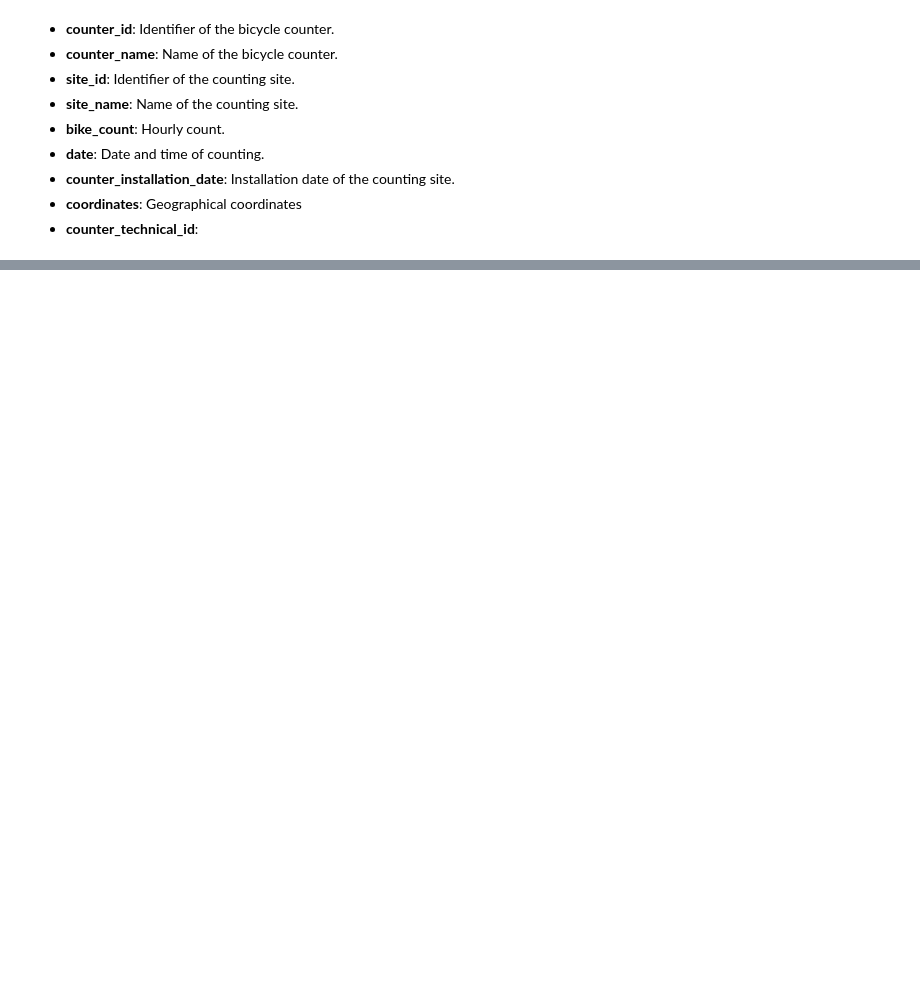
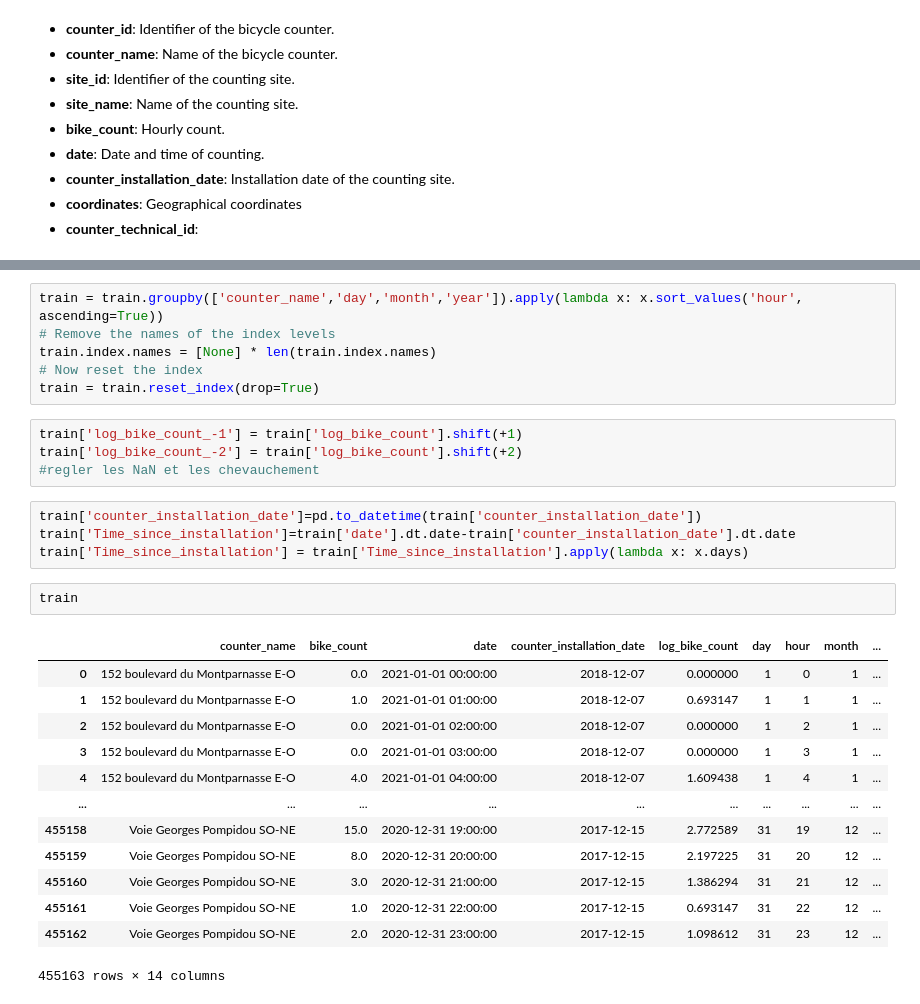
Before and after one commit to alexbohane/bike_counters_DSB, a Jupyter notebook: Preprocessing.ipynb, the cells around one changed output, grey strips where cells are left out. Saved outputs shown, nothing was run; the diff lists cells and outputs as text; blank space fills up the shorter version.

```diff
--- a/Preprocessing.ipynb
+++ b/Preprocessing.ipynb
@@ -85,0 +140,30 @@ test
+# %%
+train = train.groupby(['counter_name','day','month','year']).apply(lambda x: x.sort_values('hour', ascending=True))
+# Remove the names of the index levels
+train.index.names = [None] * len(train.index.names)
+# Now reset the index
+train = train.reset_index(drop=True)
+# %%
+train['log_bike_count_-1'] = train['log_bike_count'].shift(+1)
+train['log_bike_count_-2'] = train['log_bike_count'].shift(+2)
+#regler les NaN et les chevauchement
+# %%
+train['counter_installation_date']=pd.to_datetime(train['counter_installation_date'])
+train['Time_since_installation']=train['date'].dt.date-train['counter_installation_date'].dt.date
+train['Time_since_installation'] = train['Time_since_installation'].apply(lambda x: x.days)
+# %%
+train
+# %% [output]
+|  | counter_name | bike_count | date | counter_installation_date | log_bike_count | day | hour | month | ... |
+| 0 | 152 boulevard du Montparnasse E-O | 0.0 | 2021-01-01 00:00:00 | 2018-12-07 | 0.000000 | 1 | 0 | 1 | ... |
+| 1 | 152 boulevard du Montparnasse E-O | 1.0 | 2021-01-01 01:00:00 | 2018-12-07 | 0.693147 | 1 | 1 | 1 | ... |
+| 2 | 152 boulevard du Montparnasse E-O | 0.0 | 2021-01-01 02:00:00 | 2018-12-07 | 0.000000 | 1 | 2 | 1 | ... |
+| 3 | 152 boulevard du Montparnasse E-O | 0.0 | 2021-01-01 03:00:00 | 2018-12-07 | 0.000000 | 1 | 3 | 1 | ... |
+| 4 | 152 boulevard du Montparnasse E-O | 4.0 | 2021-01-01 04:00:00 | 2018-12-07 | 1.609438 | 1 | 4 | 1 | ... |
+| ... | ... | ... | ... | ... | ... | ... | ... | ... | ... |
+| 455158 | Voie Georges Pompidou SO-NE | 15.0 | 2020-12-31 19:00:00 | 2017-12-15 | 2.772589 | 31 | 19 | 12 | ... |
+| 455159 | Voie Georges Pompidou SO-NE | 8.0 | 2020-12-31 20:00:00 | 2017-12-15 | 2.197225 | 31 | 20 | 12 | ... |
+| 455160 | Voie Georges Pompidou SO-NE | 3.0 | 2020-12-31 21:00:00 | 2017-12-15 | 1.386294 | 31 | 21 | 12 | ... |
+| 455161 | Voie Georges Pompidou SO-NE | 1.0 | 2020-12-31 22:00:00 | 2017-12-15 | 0.693147 | 31 | 22 | 12 | ... |
+| 455162 | Voie Georges Pompidou SO-NE | 2.0 | 2020-12-31 23:00:00 | 2017-12-15 | 1.098612 | 31 | 23 | 12 | ... |
+455163 rows × 14 columns
```
Also changed, not shown: parts of 12 cells of this notebook, 2 other files.
